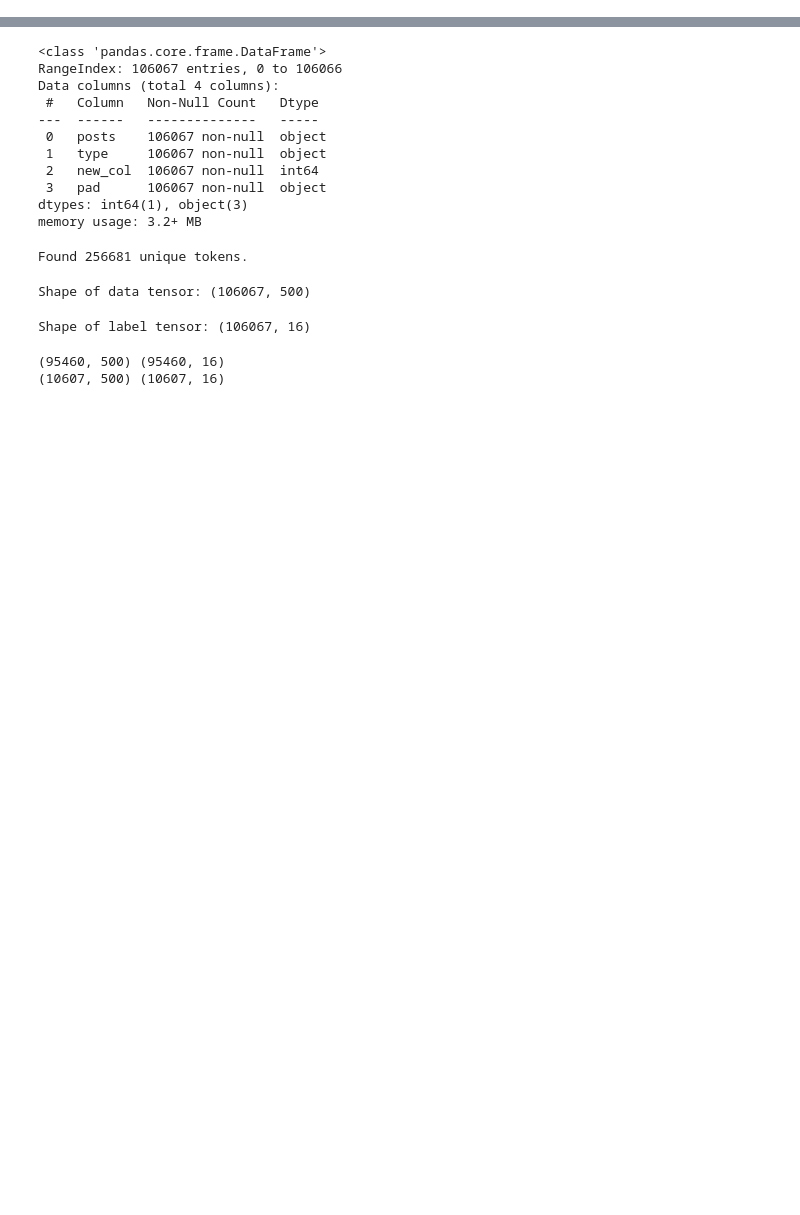
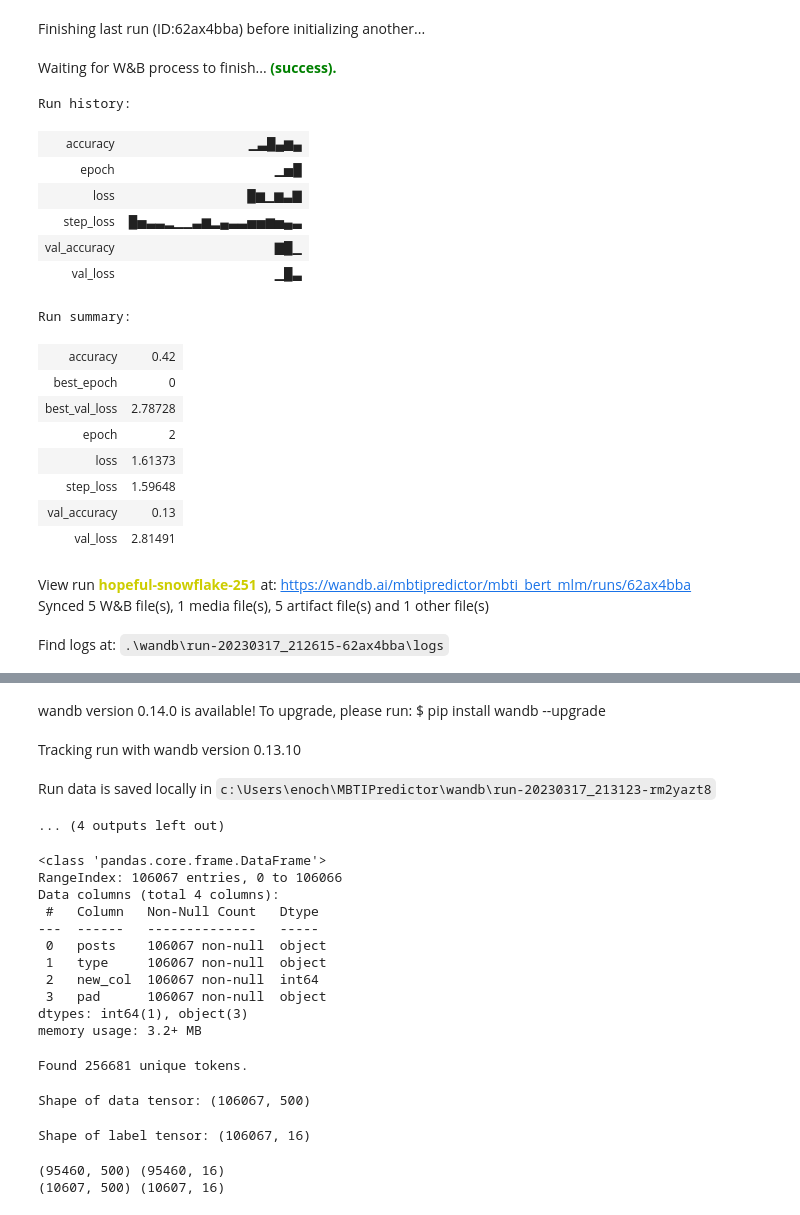
Before and after one commit to daduuu/MBTIPredictor, a Jupyter notebook: custom_model.ipynb, the cells around one changed output, grey strips where cells are left out. Cells and saved outputs as stored; diff of their text form; code cells hidden in the pictures; blank space fills up the shorter version.

```diff
--- a/custom_model.ipynb
+++ b/custom_model.ipynb
@@ -22,0 +23,28 @@ from tensorflow.keras.callbacks import EarlyStopping
+# %%
+run = wandb.init(
+    project="mbti_bert_mlm",
+    config=dict,
+    entity="mbtipredictor"
+)
+# %% [output]
+Finishing last run (ID:62ax4bba) before initializing another...
+Waiting for W&B process to finish... (success).
+Run history:
+| accuracy | ▁▃█▄▆▄ |
+| epoch | ▁▅█ |
+| loss | █▆▁▆▃▇ |
+| step_loss | █▅▃▃▂▁▁▃▆▂▄▃▃▅▅▆▅▄▃ |
+| val_accuracy | ▇█▁ |
+| val_loss | ▁█▃ |
+Run summary:
+| accuracy | 0.42 |
+| best_epoch | 0 |
+| best_val_loss | 2.78728 |
+| epoch | 2 |
+| loss | 1.61373 |
+| step_loss | 1.59648 |
+| val_accuracy | 0.13 |
+| val_loss | 2.81491 |
+View run hopeful-snowflake-251 at: https://wandb.ai/mbtipredictor/mbti_bert_mlm/runs/62ax4bba
+Synced 5 W&B file(s), 1 media file(s), 5 artifact file(s) and 1 other file(s)
+Find logs at: .\wandb\run-20230317_212615-62ax4bba\logs
@@ -23,3 +52,7 @@ from tensorflow.keras.callbacks import EarlyStopping
+wandb version 0.14.0 is available! To upgrade, please run: $ pip install wandb --upgrade
+Tracking run with wandb version 0.13.10
+Run data is saved locally in c:\Users\enoch\MBTIPredictor\wandb\run-20230317_213123-rm2yazt8
+... (4 outputs left out)
 # %%
 df = pd.read_csv("converted_new_for_custom.csv")
 df.info()
```
Also changed, not shown: parts of 14 cells of this notebook, 1 other file.
